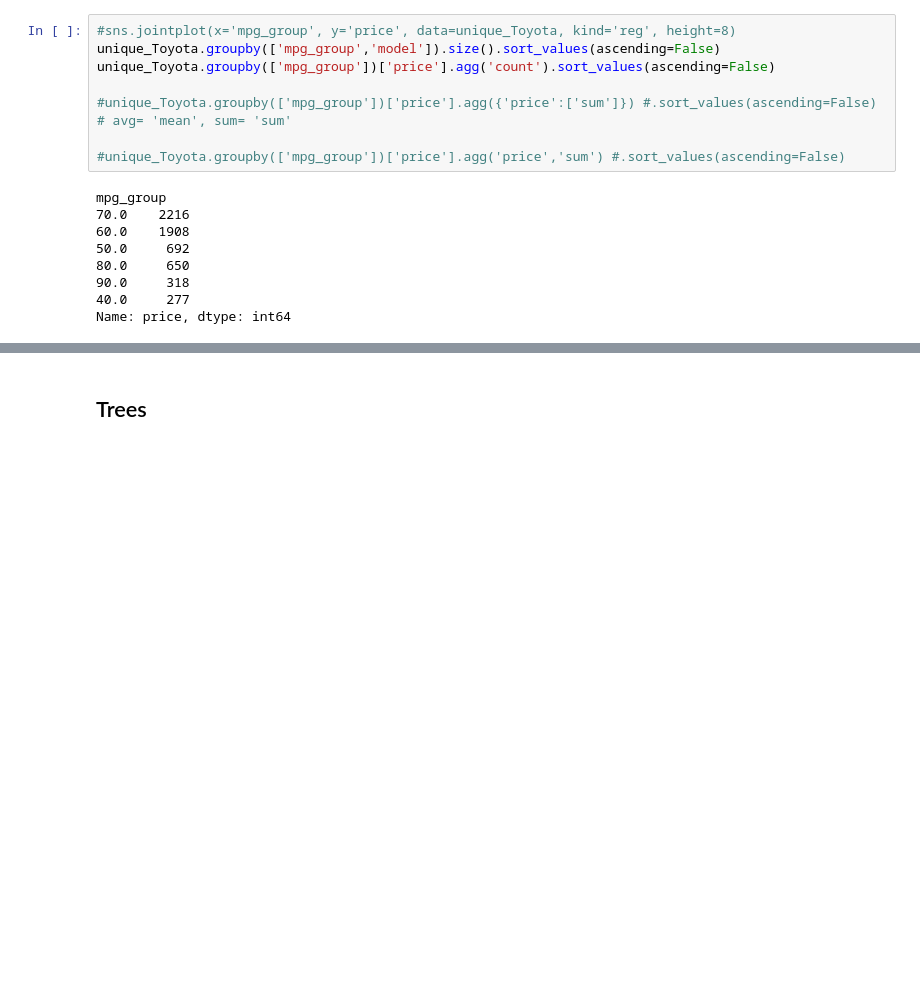
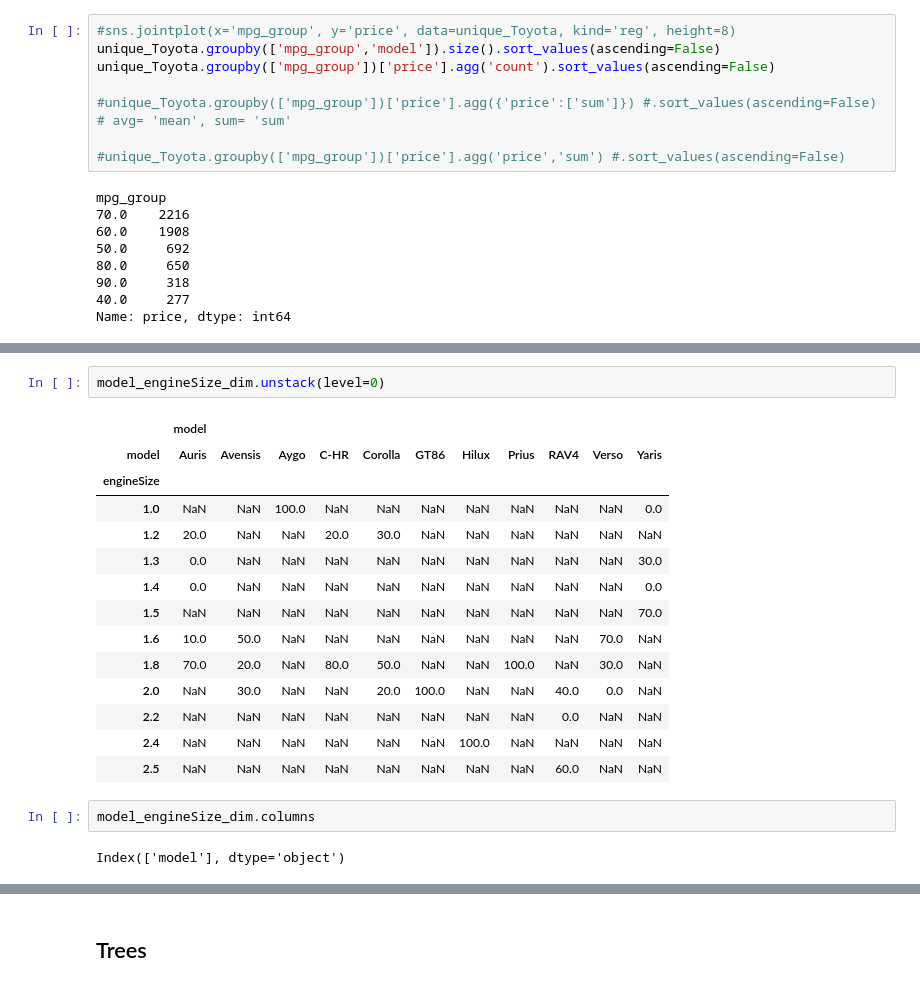
Before and after one commit to Raanank10/UK_Used_Car_Data, a Jupyter notebook: 100000_UK_Used_Car_Data_set_regression_project_.ipynb, the cells around one changed output, grey strips where cells are left out. Cells and saved outputs as stored; diff of their text form; blank space fills up the shorter version.

```diff
--- a/100000_UK_Used_Car_Data_set_regression_project_.ipynb
+++ b/100000_UK_Used_Car_Data_set_regression_project_.ipynb
@@ -1216,0 +1296,21 @@ model_engineSize_rate_2.div(model_dataset, level='model') * 10
+# %%
+model_engineSize_dim.unstack(level=0)
+# %% [output]
+|  | model |  |  |  |  |  |  |  |  |  |  |
+| model | Auris | Avensis | Aygo | C-HR | Corolla | GT86 | Hilux | Prius | RAV4 | Verso | Yaris |
+| engineSize |  |  |  |  |  |  |  |  |  |  |  |
+| 1.0 | NaN | NaN | 100.0 | NaN | NaN | NaN | NaN | NaN | NaN | NaN | 0.0 |
+| 1.2 | 20.0 | NaN | NaN | 20.0 | 30.0 | NaN | NaN | NaN | NaN | NaN | NaN |
+| 1.3 | 0.0 | NaN | NaN | NaN | NaN | NaN | NaN | NaN | NaN | NaN | 30.0 |
+| 1.4 | 0.0 | NaN | NaN | NaN | NaN | NaN | NaN | NaN | NaN | NaN | 0.0 |
+| 1.5 | NaN | NaN | NaN | NaN | NaN | NaN | NaN | NaN | NaN | NaN | 70.0 |
+| 1.6 | 10.0 | 50.0 | NaN | NaN | NaN | NaN | NaN | NaN | NaN | 70.0 | NaN |
+| 1.8 | 70.0 | 20.0 | NaN | 80.0 | 50.0 | NaN | NaN | 100.0 | NaN | 30.0 | NaN |
+| 2.0 | NaN | 30.0 | NaN | NaN | 20.0 | 100.0 | NaN | NaN | 40.0 | 0.0 | NaN |
+| 2.2 | NaN | NaN | NaN | NaN | NaN | NaN | NaN | NaN | 0.0 | NaN | NaN |
+| 2.4 | NaN | NaN | NaN | NaN | NaN | NaN | 100.0 | NaN | NaN | NaN | NaN |
+| 2.5 | NaN | NaN | NaN | NaN | NaN | NaN | NaN | NaN | 60.0 | NaN | NaN |
+# %%
+model_engineSize_dim.columns
+# %% [output]
+Index(['model'], dtype='object')
```
Also changed, not shown: parts of 12 cells of this notebook.
